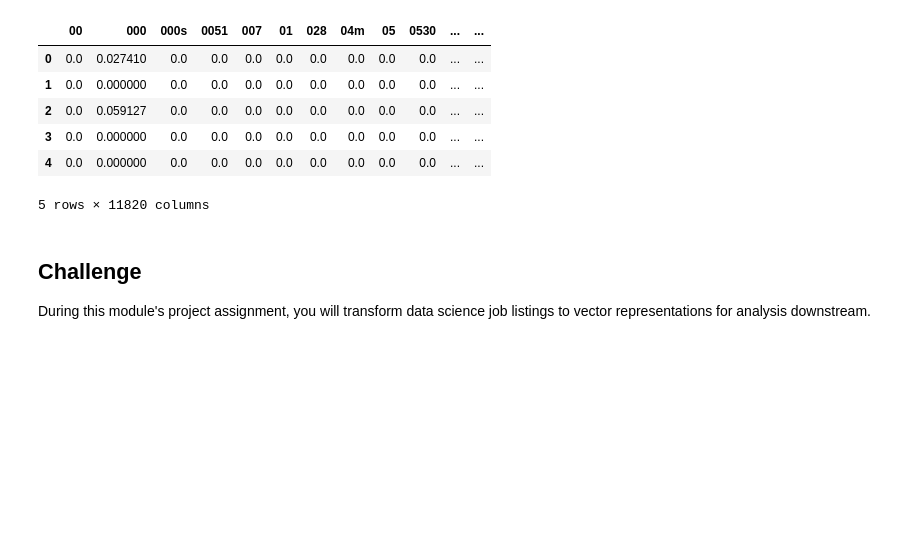
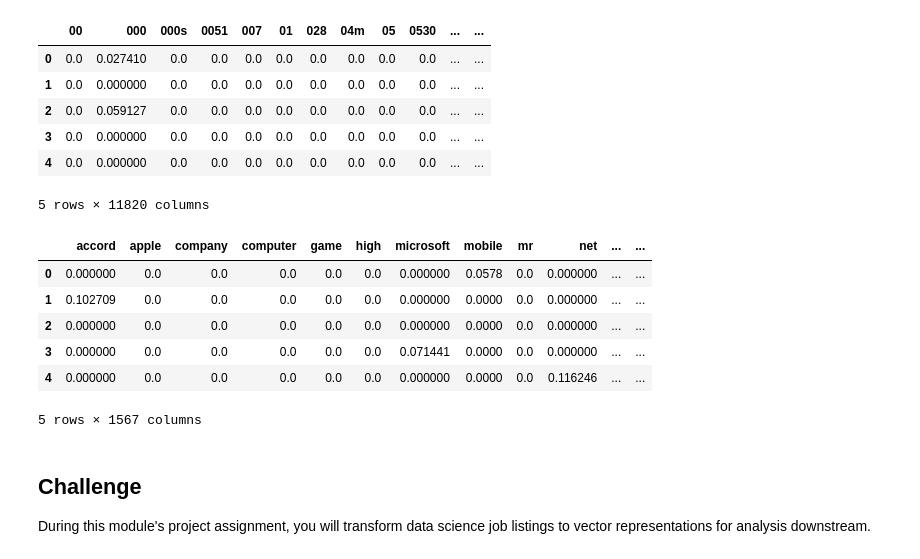
Before and after one commit to JoshFowlkes/DS-Unit-4-Sprint-1-NLP, a Jupyter notebook: module2-vector-representations/LS_DS_412_Vector_Representations_Lecture.ipynb, the cells around one changed output. Saved outputs shown, nothing was run; the diff lists cells and outputs as text; code cells hidden in the pictures; blank space fills up the shorter version.

```diff
--- a/module2-vector-representations/LS_DS_412_Vector_Representations_Lecture.ipynb
+++ b/module2-vector-representations/LS_DS_412_Vector_Representations_Lecture.ipynb
@@ -287,3 +335,27 @@ dtm.head()
+# %%
+# Tunning Parameters
+
+# Instantiate vectorizer object
+tfidf = TfidfVectorizer(tokenizer=tokenize, min_df=.025, max_df=.95, ngram_range=(1,2))
+
+# Create a vocabulary and get word counts per document
+sparse = tfidf.fit_transform(data)
+
+# Print word counts
+
+# Get feature names to use as dataframe column headers
+dtm = pd.DataFrame(sparse.todense(), columns=tfidf.get_feature_names())
+
+# View Feature Matrix as DataFrame
+dtm.head()
+# %% [output]
+|  | accord | apple | company | computer | game | high | microsoft | mobile | mr | net | ... | ... |
+| 0 | 0.000000 | 0.0 | 0.0 | 0.0 | 0.0 | 0.0 | 0.000000 | 0.0578 | 0.0 | 0.000000 | ... | ... |
+| 1 | 0.102709 | 0.0 | 0.0 | 0.0 | 0.0 | 0.0 | 0.000000 | 0.0000 | 0.0 | 0.000000 | ... | ... |
+| 2 | 0.000000 | 0.0 | 0.0 | 0.0 | 0.0 | 0.0 | 0.000000 | 0.0000 | 0.0 | 0.000000 | ... | ... |
+| 3 | 0.000000 | 0.0 | 0.0 | 0.0 | 0.0 | 0.0 | 0.071441 | 0.0000 | 0.0 | 0.000000 | ... | ... |
+| 4 | 0.000000 | 0.0 | 0.0 | 0.0 | 0.0 | 0.0 | 0.000000 | 0.0000 | 0.0 | 0.116246 | ... | ... |
+5 rows × 1567 columns
 # %% [markdown]
 ## Challenge
 
```
Also changed, not shown: parts of 16 cells of this notebook, 6 other files.
